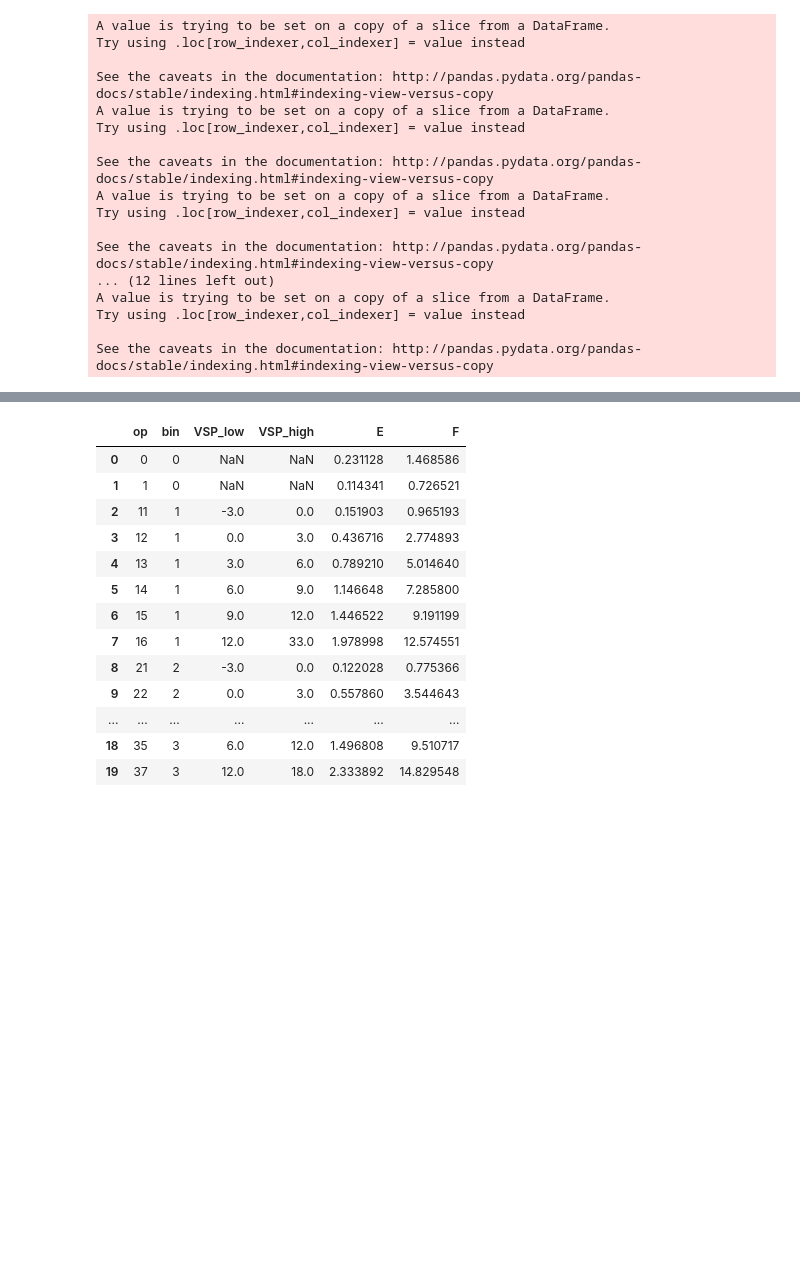
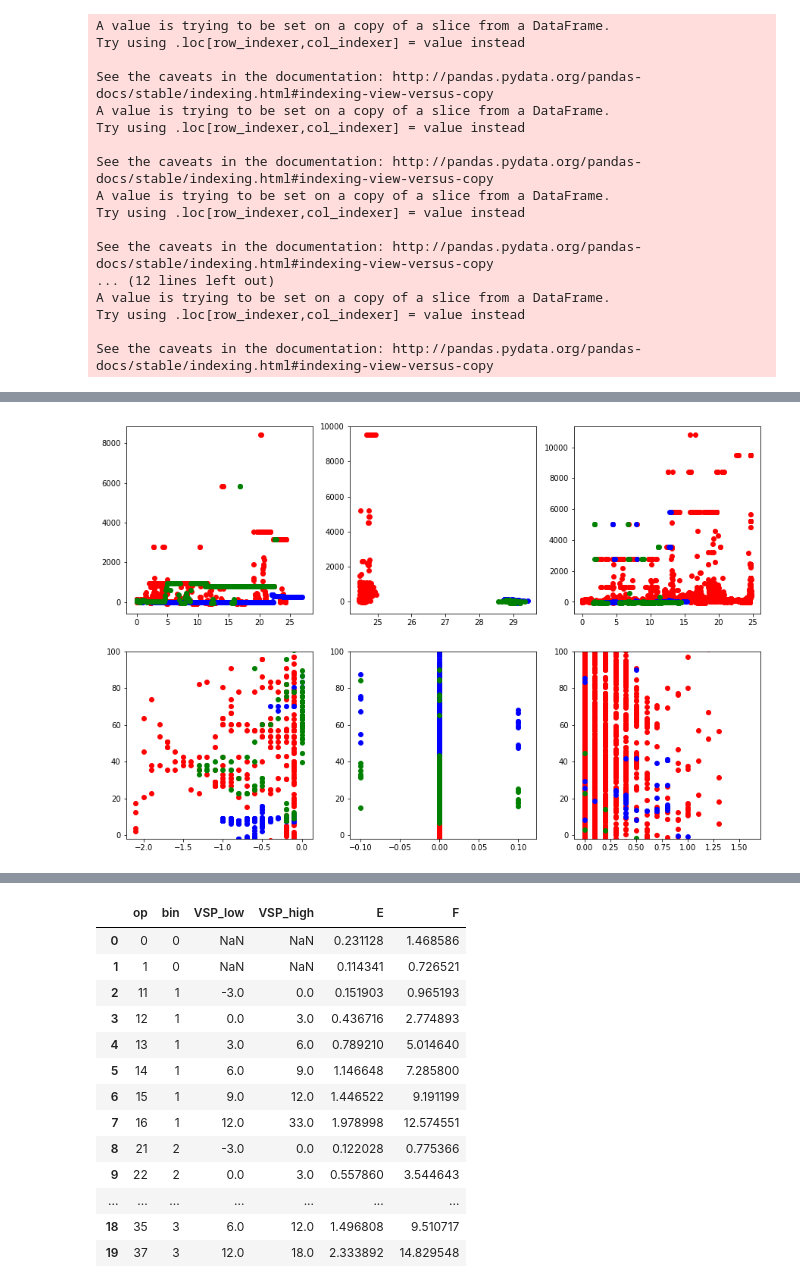
Before and after one commit to haniramezani/prepare-fuel-data, a Jupyter notebook: DC.ipynb, the cells around one changed output, grey strips where cells are left out. Saved outputs shown, nothing was run; the diff lists cells and outputs as text; code cells hidden in the pictures; blank space fills up the shorter version.

```diff
--- a/DC.ipynb
+++ b/DC.ipynb
@@ -291,18 +236,0 @@ dff[['%E', 'trend', 'task', 'lon_acc']][dff.lon_acc<0.7].groupby(['task', 'trend
-# %%
-v_1,v_2, v_3=[],[],[]
-for df in [trk1_acc, trk1_const, trk1_dec]:
-    v_3.append(df.E_gr)
-    v_1.append(df.sp)
-    v_2.append(df.lon_acc)
-
-fig, ax=plt.subplots(1,3, figsize=(15,4))
-fig, ax1=plt.subplots(1,3, figsize=(15,4))
-for i in range(len(x)):
-    ax[i].scatter(v_1[i],v_3[i], color='blue')
-    #ax[i].scatter(v_2[i],v_3[i], color='red')
-for i in range(len(x)):
-    ax1[i].scatter(v_2[i],v_3[i], color='blue')
-    #ax[i].plot(x[i]-0.3,y_CBD[i], color='red')
-
-plt.show()
-#basicplot(, df_dc.MOVES_gr)
@@ -311,0 +237,6 @@ plt.show()
+# %%
+all_df=[[dc_dec, dc_const, dc_acc],[trk1_dec, trk1_const, trk1_acc],[trk1_2t_dec, trk1_2t_const, trk1_2t_acc]]
+for trucks in all_df:
+    for trend in trucks:
+        trend['err']=trend.moves_shifted-trend.fuel_CANbus
+        trend['%err']=trend.err/(trend.fuel_CANbus+0.1)*100
@@ -311,0 +252,16 @@ plt.show()
+# %%
+fig, ax=plt.subplots(2,3, figsize=(15,10))
+
+
+for i in range(3):
+    ax[0][i].scatter(all_df[0][i].sp, all_df[0][i]['%err'], c='red' )
+    ax[0][i].scatter(all_df[1][i].sp, all_df[1][i]['%err'], c='blue' )
+    ax[0][i].scatter(all_df[2][i].sp, all_df[2][i]['%err'], c='green' )
+
+    ax[1][i].scatter(all_df[0][i].lon_acc, all_df[0][i]['%err'], c='red' )
+    ax[1][i].scatter(all_df[1][i].lon_acc, all_df[1][i]['%err'], c='blue' )
+    ax[1][i].scatter(all_df[2][i].lon_acc, all_df[2][i]['%err'], c='green' )
+    ax[1][i].set_ylim(-2,100)
+plt.show()
+# %% [output]
+[figure, added]
```
Also changed, not shown: parts of 19 cells of this notebook.
